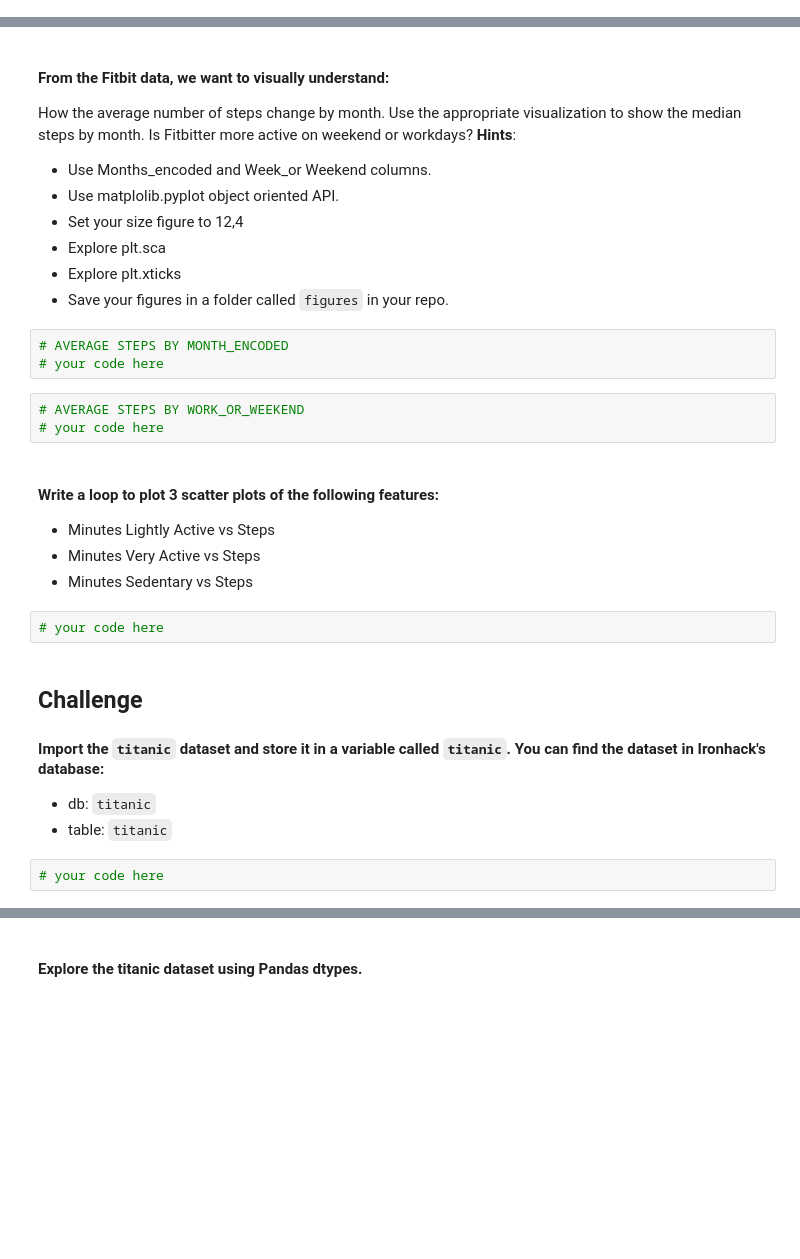
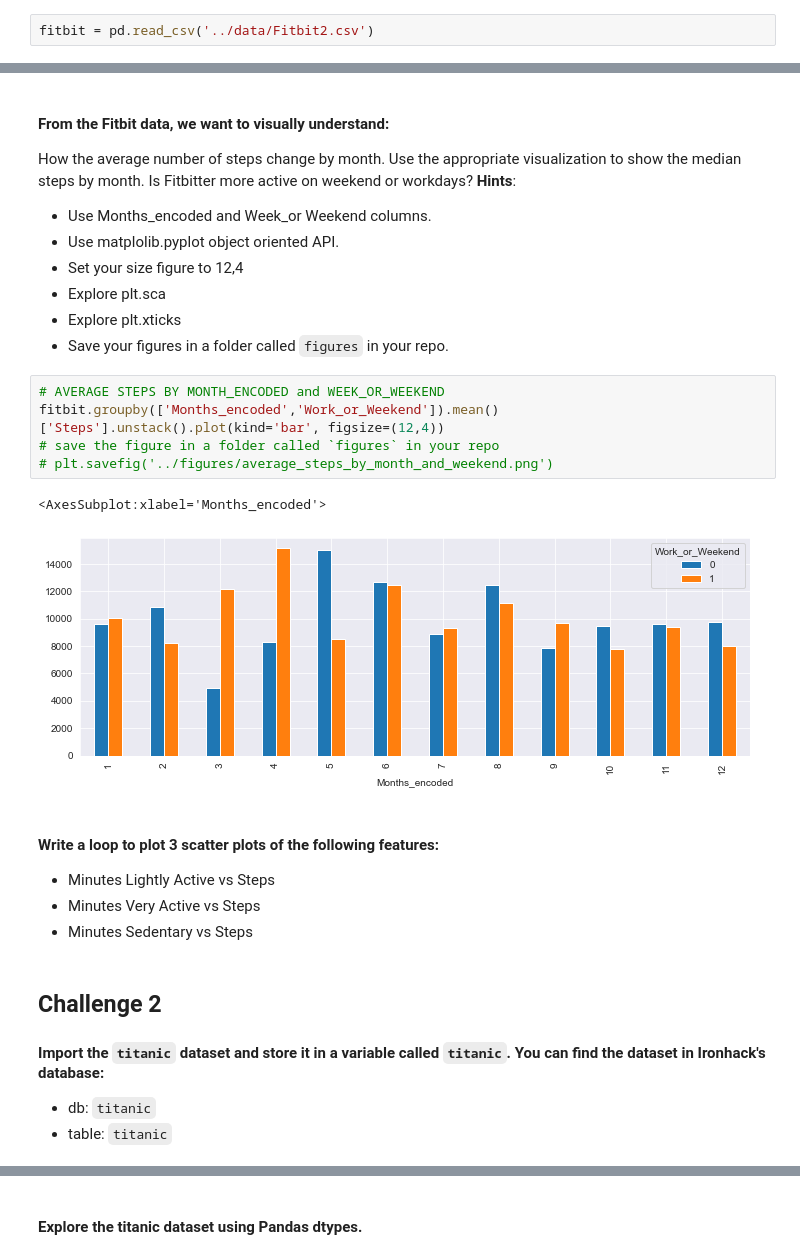
Before and after one commit to Ironhack-Data-Madrid-Marzo-2022/5.2-lab-matplotlib-seaborn, a Jupyter notebook: your-code/main.ipynb, the cells around one changed output, grey strips where cells are left out. Drawn from its saved outputs; the diff is of its cells as text; blank space fills up the shorter version.

```diff
--- a/your-code/main.ipynb
+++ b/your-code/main.ipynb
@@ -15,0 +16,2 @@ import numpy as np
+# %%
+fitbit = pd.read_csv('../data/Fitbit2.csv')
@@ -25,25 +41,23 @@ How the average number of steps change by month. Use the appropriate visualizati
 * Explore plt.sca
 * Explore plt.xticks
 * Save your figures in a folder called `figures` in your repo.
-# %%
-# AVERAGE STEPS BY MONTH_ENCODED
-# your code here
-# %%
-# AVERAGE STEPS BY WORK_OR_WEEKEND
-# your code here
+# %%
+# AVERAGE STEPS BY MONTH_ENCODED and WEEK_OR_WEEKEND
+fitbit.groupby(['Months_encoded','Work_or_Weekend']).mean()['Steps'].unstack().plot(kind='bar', figsize=(12,4))
+# save the figure in a folder called `figures` in your repo
+# plt.savefig('../figures/average_steps_by_month_and_weekend.png')
+# %% [output]
+<AxesSubplot:xlabel='Months_encoded'>
+[figure, added]
 # %% [markdown]
 #### Write a loop to plot 3 scatter plots of the following features:
 
 * Minutes Lightly Active vs Steps
 * Minutes Very Active vs Steps
 * Minutes Sedentary vs Steps
-# %%
-# your code here
 # %% [markdown]
-## Challenge
+## Challenge 2
 
 #### Import the `titanic` dataset and store it in a variable called `titanic`. You can find the dataset in Ironhack's database:
 * db: `titanic`
 * table: `titanic`
-# %%
-# your code here
```
Also changed, not shown: parts of 51 cells of this notebook, 13 other files.
